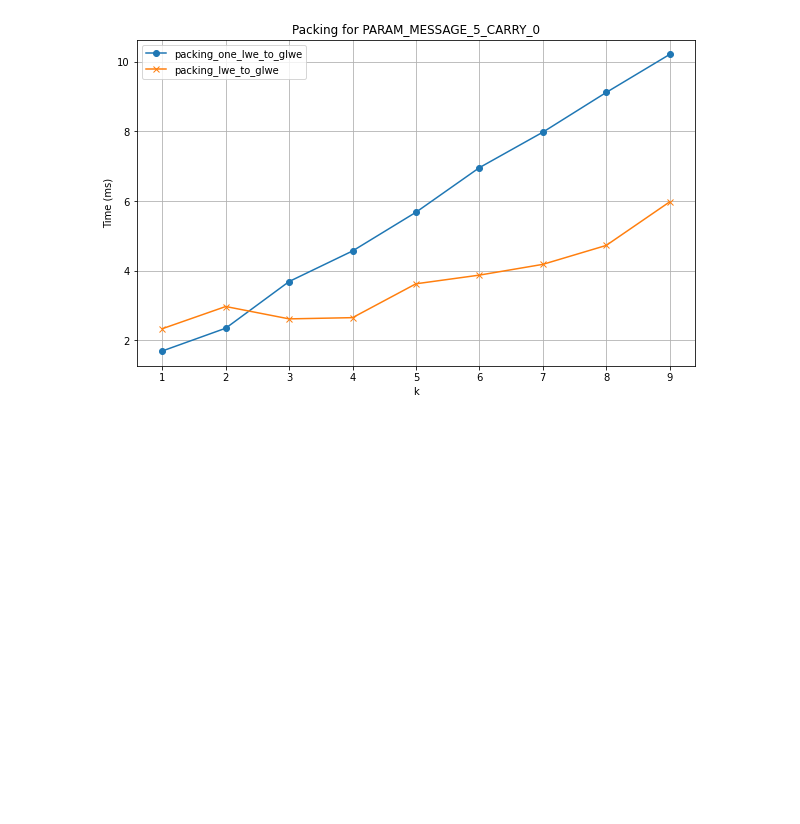
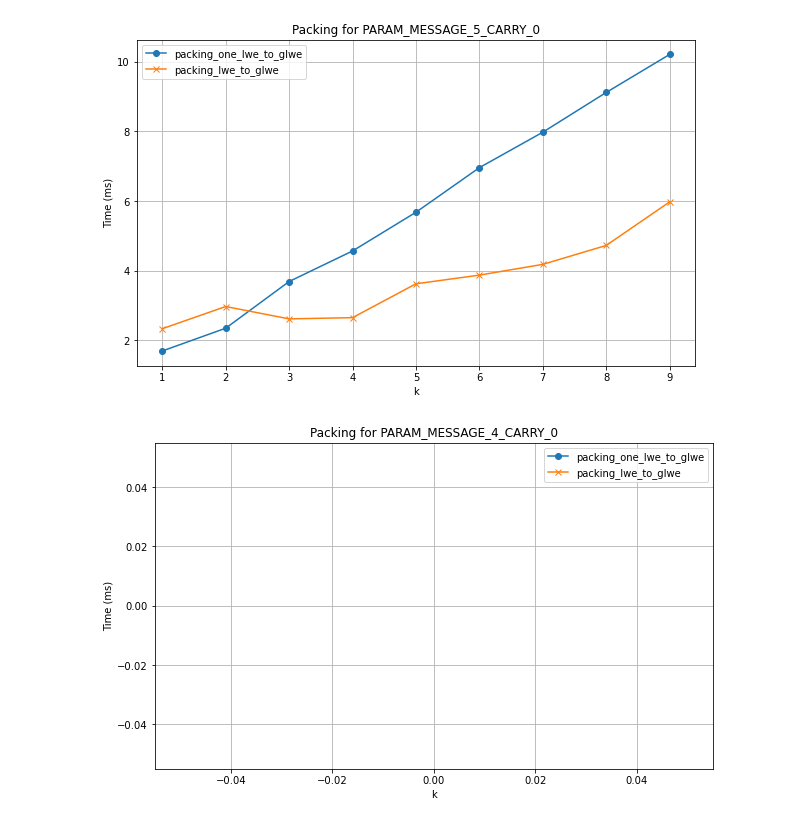
Before and after one commit to sofianeazogagh/revoLUT, a Jupyter notebook: charts/charts_primitives.ipynb, the cells around one changed output. Saved outputs shown, nothing was run; the diff lists cells and outputs as text; code cells hidden in the pictures; blank space fills up the shorter version.

Commit message:
bench lut from

```diff
--- a/charts/charts_primitives.ipynb
+++ b/charts/charts_primitives.ipynb
@@ -164,3 +164,8 @@ df_packing_5 = read_csv("../exports/benchmark_packing_5.csv")
 plot_packing_time_vs_k(df_packing_5)
 # %% [output]
 [figure]
+# %%
+df_packing_lut_4 = read_csv("../exports/benchmark_packing_lut_4.csv")
+plot_packing_time_vs_k(df_packing_lut_4, k_min=1, k_max=16)
+# %% [output]
+[figure, added]
```
Also changed, not shown: parts of 1 cell of this notebook, 3 other files.
